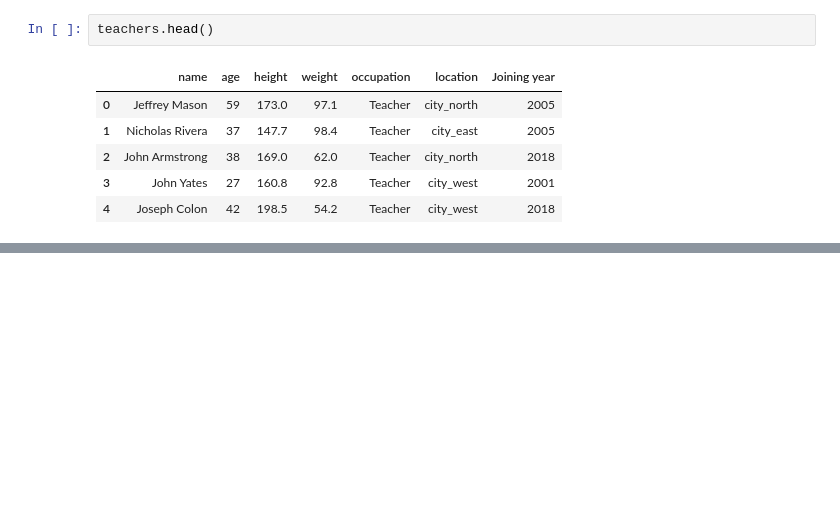
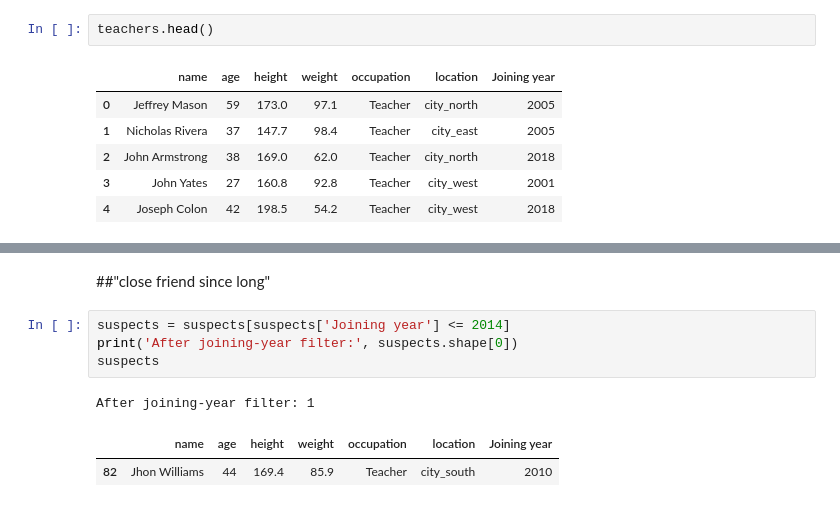
Before and after one commit to abhinavverma0907/SOC-2026-Encryption-and-Decryption, a Jupyter notebook: Week_0/Assignment_1/Q1_Finding_the_Killer.ipynb, the cells around one changed output, grey strips where cells are left out. Drawn from its saved outputs; the diff is of its cells as text; blank space fills up the shorter version.

```diff
--- a/Week_0/Assignment_1/Q1_Finding_the_Killer.ipynb
+++ b/Week_0/Assignment_1/Q1_Finding_the_Killer.ipynb
@@ -31,0 +79,10 @@ teachers.head()
+# %% [markdown]
+##"close friend since long"
+# %%
+suspects = suspects[suspects['Joining year'] <= 2014]
+print('After joining-year filter:', suspects.shape[0])
+suspects
+# %% [output]
+After joining-year filter: 1
+|  | name | age | height | weight | occupation | location | Joining year |
+| 82 | Jhon Williams | 44 | 169.4 | 85.9 | Teacher | city_south | 2010 |
```
Also changed, not shown: parts of 6 cells of this notebook.
